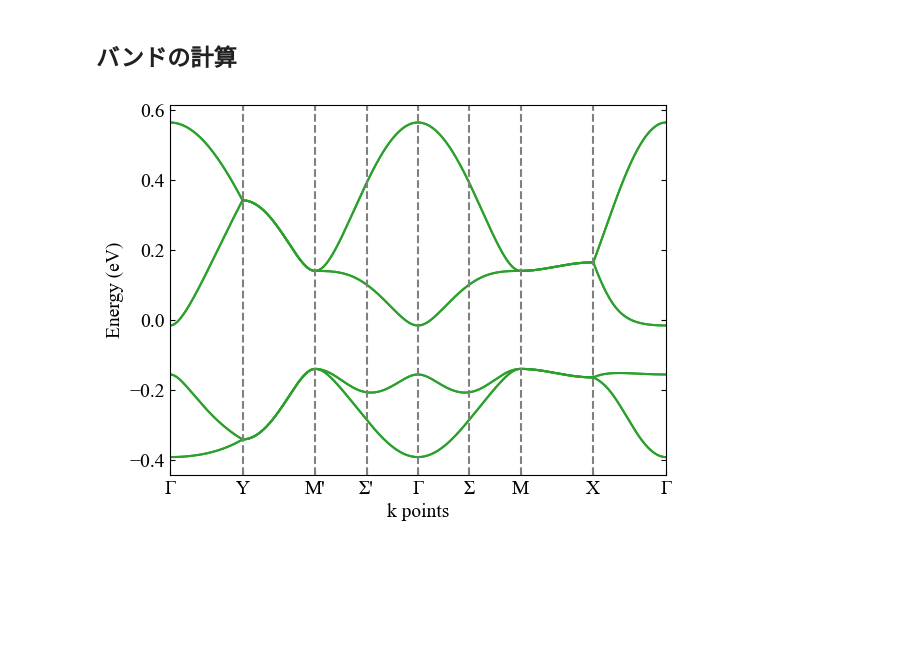
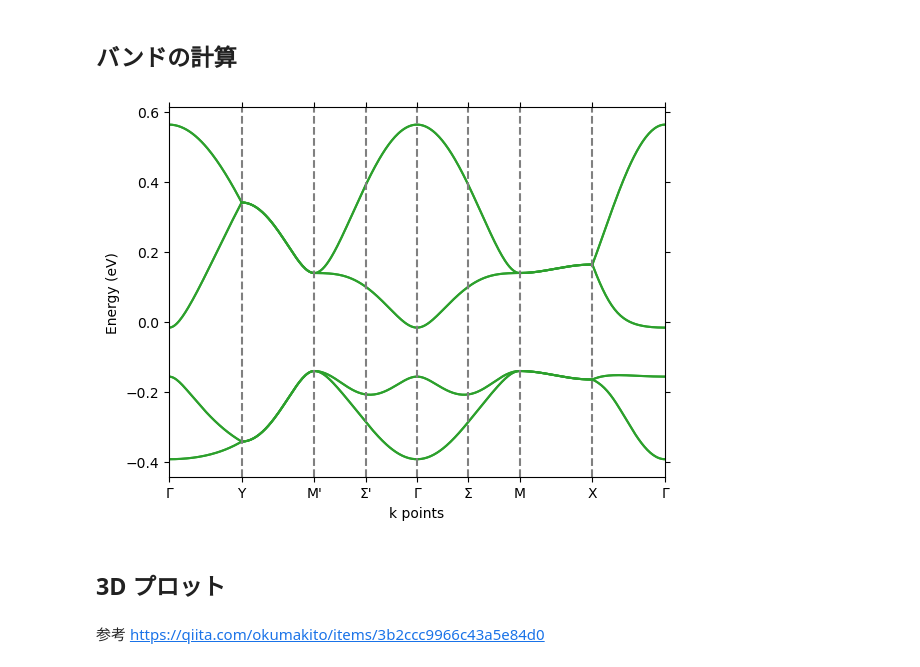
Before and after one commit to xiang-gong3944/----, a Jupyter notebook: 2024_09_25_AlterMagnet1/kappaET2_band_py.ipynb, the cells around one changed output. Drawn from its saved outputs; the diff is of its cells as text; code cells hidden in the pictures; blank space fills up the shorter version.

```diff
--- a/2024_09_25_AlterMagnet1/kappaET2_band_py.ipynb
+++ b/2024_09_25_AlterMagnet1/kappaET2_band_py.ipynb
@@ -244,36 +246,38 @@ def Hamiltonian(kx, ky, U = 1.0, n=0.75, theta=0.0):
 # %% [markdown]
 ## バンドの計算
 # %%
-enes = []
+bands = []
 # plt.xticks(label)
 for kxy in k_path:
-    enes.append(Hamiltonian(kxy[0], kxy[1], 0.0))
-enes = np.array(enes)
+    bands.append(Hamiltonian(kxy[0], kxy[1], 0.0))
+bands = np.array(bands)
 # %%
 fig = plt.figure()
 ax = fig.add_subplot(111)
 ax.yaxis.set_ticks_position('both')
 ax.xaxis.set_ticks_position('both')
 # ax.set_aspect(5)
 plt.rcParams['xtick.direction'] = 'in'
 plt.rcParams['ytick.direction'] = 'in'
 
 plt.rcParams['font.size'] = 14
 plt.rcParams['font.family'] ='Times New Roman'
 plt.rcParams['mathtext.fontset'] = 'stix'
 
 ax.set_xlabel("k points")
 ax.set_ylabel("Energy (eV)")
 
-Ymin = np.min(enes)-0.05
-Ymax = np.max(enes)+0.05
+Ymin = np.min(bands)-0.05
+Ymax = np.max(bands)+0.05
 ax.set_xticks(label_loc, label)
 ax.set_xlim(label_loc[0], label_loc[-1])
 ax.set_ylim(Ymin, Ymax)
 
-ax.plot(distances, enes, color = "tab:green")
+ax.plot(distances, bands, color = "tab:green")
 ax.vlines(label_loc[1:-1], Ymin,Ymax, "grey", "dashed")
 
 plt.show()
 # %% [output]
-[figure, old version]
+[figure, new version]
+# %% [markdown]
+## 3D プロット
@@ -279,0 +293,2 @@ plt.show()
+# %% [markdown]
+参考 https://qiita.com/okumakito/items/3b2ccc9966c43a5e84d0
```
Also changed, not shown: parts of 3 cells of this notebook, 1 other file.
